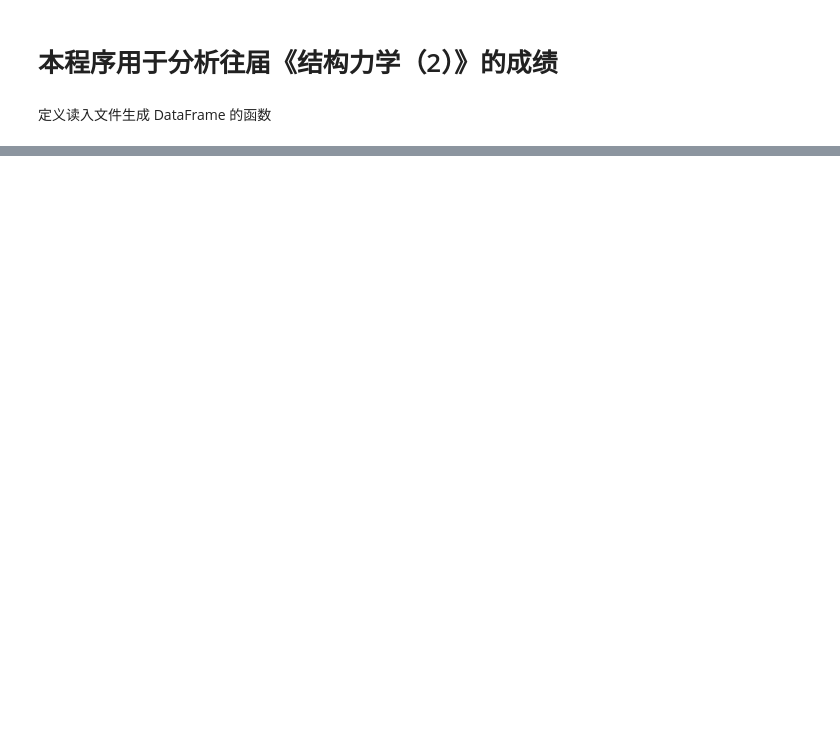
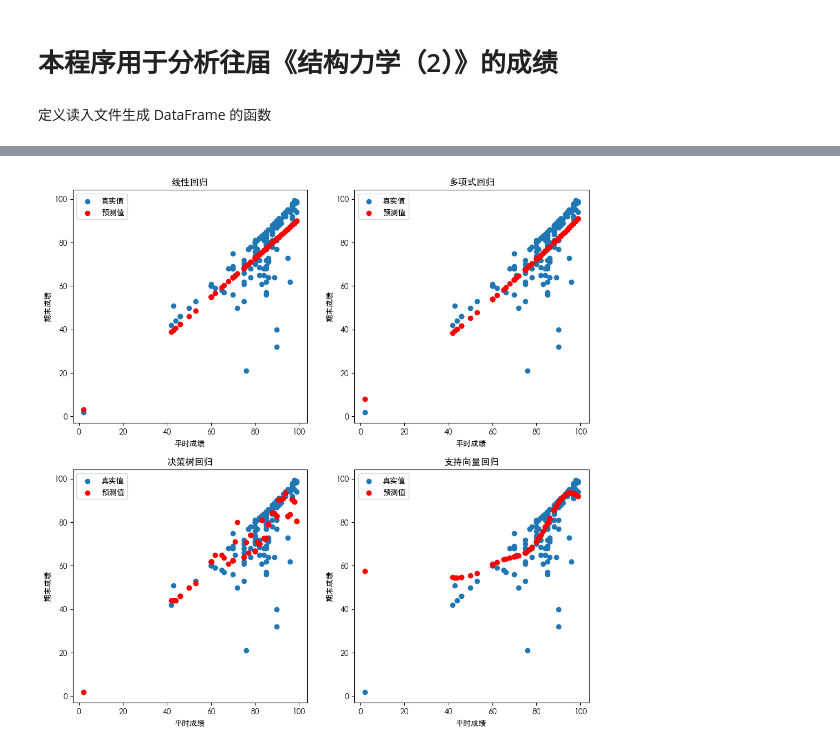
Before and after one commit to tenzu/SMExercises, a Jupyter notebook: scoreAnalysis/scoreAnalysis.ipynb, the cells around one changed output, grey strips where cells are left out. Saved outputs shown, nothing was run; the diff lists cells and outputs as text; code cells hidden in the pictures; blank space fills up the shorter version.

```diff
--- a/scoreAnalysis/scoreAnalysis.ipynb
+++ b/scoreAnalysis/scoreAnalysis.ipynb
@@ -96,13 +115,12 @@ from sklearn.svm import SVR
 from sklearn.metrics import r2_score, mean_squared_error, mean_absolute_error
 
 # 特征和目标变量
-X = df[["平时成绩", "期末成绩"]]
-y = df["最终成绩"]
+X = df[["平时成绩"]]
+y = df["期末成绩"]
 
 # 划分训练集和测试集
-X_train, X_test, y_train, y_test = train_test_split(
-    X, y, test_size=0.2, random_state=666
-)
+X_train, X_test, y_train, y_test = train_test_split(X, y, test_size=0.2, random_state=888)
+
 
 # 线性回归
 lr = LinearRegression()
@@ -111,32 +129,26 @@ y_pred = lr.predict(X_test)
 
 # 多项式回归
 poly = PolynomialFeatures(degree=2)
-X_train_poly = poly.fit_transform(X_train)
-X_test_poly = poly.transform(X_test)
+X_poly = poly.fit_transform(X_train)
 lr_poly = LinearRegression()
-lr_poly.fit(X_train_poly, y_train)
-y_pred_poly = lr_poly.predict(X_test_poly)
+lr_poly.fit(X_poly, y_train)
+y_pred_poly = lr_poly.predict(poly.fit_transform(X_test))
 
 # 决策树回归
-tree = DecisionTreeRegressor(random_state=666)
+tree = DecisionTreeRegressor()
 tree.fit(X_train, y_train)
 y_pred_tree = tree.predict(X_test)
 
 # 支持向量回归
-svr = SVR(kernel="rbf")
+svr = SVR()
 svr.fit(X_train, y_train)
 y_pred_svr = svr.predict(X_test)
 
 # 在一个DataFrame中存储所有模型的评价结果并打印
 evaluations = pd.DataFrame(
     {
-        "模型": [
-            "线性回归",
-            "多项式回归",
-            "决策树回归",
-            "支持向量回归",
-        ],
-        "R²": [
+        "模型": ["线性回归", "多项式回归", "决策树回归", "支持向量回归"],
+        "R-squared": [
             r2_score(y_test, y_pred),
             r2_score(y_test, y_pred_poly),
             r2_score(y_test, y_pred_tree),
@@ -156,48 +168,44 @@ evaluations = pd.DataFrame(
         ],
     }
 )
+
 # 打印时每列数据左对齐
 pd.set_option("display.unicode.ambiguous_as_wide", True)
 pd.set_option("display.unicode.east_asian_width", True)
 pd.set_option("display.width", 200)
 print(f"模型评价结果:\n{evaluations.to_string(index=False)}")
 
-# 画两个子图，分别用散点图表示回归模型预测平时成绩和最终成绩的关系，回归模型预测期末成绩和最终成绩的关系
-# 第一行两个子图表示线性回归结果，只画散点
+# 画四个子图，每个子图用散点图表示一种回归模型预测平时成绩和期末成绩的关系
 plt.rcParams["font.sans-serif"] = ["STHeiti"]  # 用来正常显示中文标签
 plt.rcParams["axes.unicode_minus"] = False  # 用来正常显示负号
-fig, axes = plt.subplots(2, 2, figsize=(12, 10))
-axes[0][0].scatter(X_train["平时成绩"], y_train, label="训练集")
-axes[0][0].scatter(X_test["平时成绩"], y_test, label="测试集")
-axes[0][0].scatter(X_test["平时成绩"], y_pred, label="线性回归模型", color="red")
-axes[0][0].set_xlabel("平时成绩")
-axes[0][0].set_ylabel("最终成绩")
-axes[0][0].set_title("线性回归模型预测期末成绩和最终成绩的关系")
-axes[0][0].legend(loc="best")
-axes[0][1].scatter(X_train["期末成绩"], y_train, label="训练集")
-axes[0][1].scatter(X_test["期末成绩"], y_test, label="测试集")
-axes[0][1].scatter(X_test["期末成绩"], y_pred, label="线性回归模型", color="red")
-axes[0][1].set_xlabel("期末成绩")
-axes[0][1].set_ylabel("最终成绩")
-axes[0][1].set_title("线性回归模型预测期末成绩和最终成绩的关系")
-axes[0][1].legend(loc="best")
-# 第二行两个子图表示支持向量回归结果，只画散点
-axes[1][0].scatter(X_train["平时成绩"], y_train, label="训练集")
-axes[1][0].scatter(X_test["平时成绩"], y_test, label="测试集")
-axes[1][0].scatter(
-    X_test["平时成绩"], y_pred_svr, label="支持向量回归模型", color="red"
-)
-axes[1][0].set_xlabel("平时成绩")
-axes[1][0].set_ylabel("最终成绩")
-axes[1][0].set_title("支持向量回归模型预测期末成绩和最终成绩的关系")
-axes[1][0].legend(loc="best")
-axes[1][1].scatter(X_train["期末成绩"], y_train, label="训练集")
-axes[1][1].scatter(X_test["期末成绩"], y_test, label="测试集")
-axes[1][1].scatter(
-    X_test["期末成绩"], y_pred_svr, label="支持向量回归模型", color="red"
-)
-axes[1][1].set_xlabel("期末成绩")
-axes[1][1].set_ylabel("最终成绩")
-axes[1][1].set_title("支持向量回归模型预测期末成绩和最终成绩的关系")
-axes[1][1].legend(loc="best")
+fig, axes = plt.subplots(2, 2, figsize=(12, 12))
+# 第一个子图用散点图表示线性回归预测结果
+axes[0, 0].scatter(X_test, y_test, label="真实值")
+axes[0, 0].scatter(X_test, y_pred, label="预测值", color="red")
+axes[0, 0].set_title("线性回归")
+axes[0, 0].set_xlabel("平时成绩")
+axes[0, 0].set_ylabel("期末成绩")
+axes[0, 0].legend()
+# 第二个子图用散点图表示多项式回归预测结果
+axes[0, 1].scatter(X_test, y_test, label="真实值")
+axes[0, 1].scatter(X_test, y_pred_poly, label="预测值", color="red")
+axes[0, 1].set_title("多项式回归")
+axes[0, 1].set_xlabel("平时成绩")
+axes[0, 1].set_ylabel("期末成绩")
+axes[0, 1].legend()
+# 第三个子图用散点图表示决策树回归预测结果
+axes[1, 0].scatter(X_test, y_test, label="真实值")
+axes[1, 0].scatter(X_test, y_pred_tree, label="预测值", color="red")
+axes[1, 0].set_title("决策树回归")
+axes[1, 0].set_xlabel("平时成绩")
+axes[1, 0].set_ylabel("期末成绩")
+axes[1, 0].legend()
+# 第四个子图用散点图表示支持向量回归预测结果
+axes[1, 1].scatter(X_test, y_test, label="真实值")
+axes[1, 1].scatter(X_test, y_pred_svr, label="预测值", color="red")
+axes[1, 1].set_title("支持向量回归")
+axes[1, 1].set_xlabel("平时成绩")
+axes[1, 1].set_ylabel("期末成绩")
+axes[1, 1].legend()
 plt.show()
+# %% [output]
@@ -203,0 +218 @@ plt.show()
+[figure, added]
```
Also changed, not shown: parts of 5 cells of this notebook, 1 other file.
